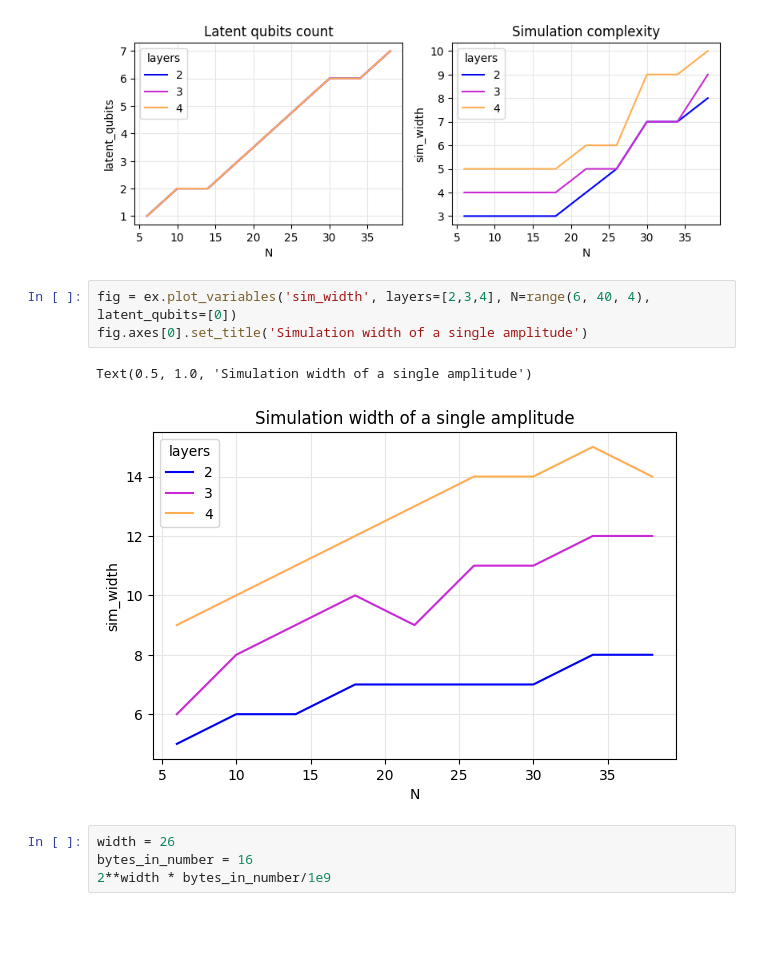
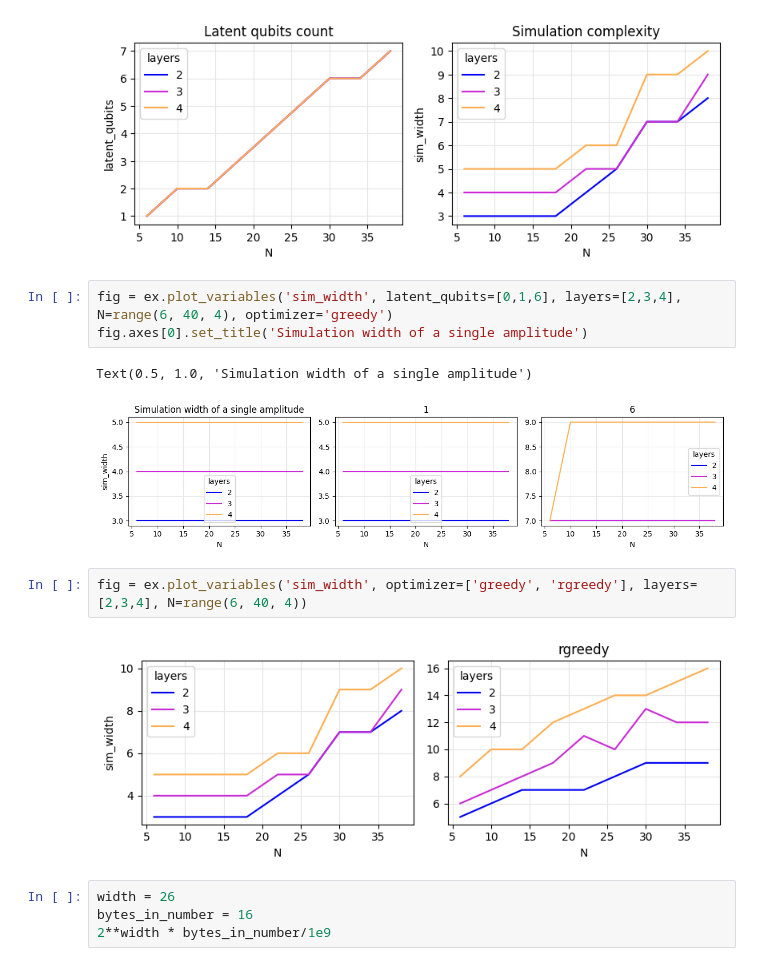
Before and after one commit to danlkv/quantum_autoencoder_qtensor, a Jupyter notebook: notebooks/AutoencoderCircuits-ScalingTest2.ipynb, the cells around one changed output. Cells and saved outputs as stored; diff of their text form; blank space fills up the shorter version.

```diff
--- a/notebooks/AutoencoderCircuits-ScalingTest2.ipynb
+++ b/notebooks/AutoencoderCircuits-ScalingTest2.ipynb
@@ -112,11 +112,15 @@ fig.axes[1].set_title('Simulation complexity')
 Text(0.5, 1.0, 'Simulation complexity')
 [figure]
 # %%
-fig = ex.plot_variables('sim_width', layers=[2,3,4], N=range(6, 40, 4), latent_qubits=[0])
+fig = ex.plot_variables('sim_width', latent_qubits=[0,1,6], layers=[2,3,4], N=range(6, 40, 4), optimizer='greedy')
 fig.axes[0].set_title('Simulation width of a single amplitude')
 # %% [output]
 Text(0.5, 1.0, 'Simulation width of a single amplitude')
-[figure, old version]
+[figure, new version]
+# %%
+fig = ex.plot_variables('sim_width', optimizer=['greedy', 'rgreedy'], layers=[2,3,4], N=range(6, 40, 4))
+# %% [output]
+[figure, added]
 # %%
 width = 26
 bytes_in_number = 16
```
